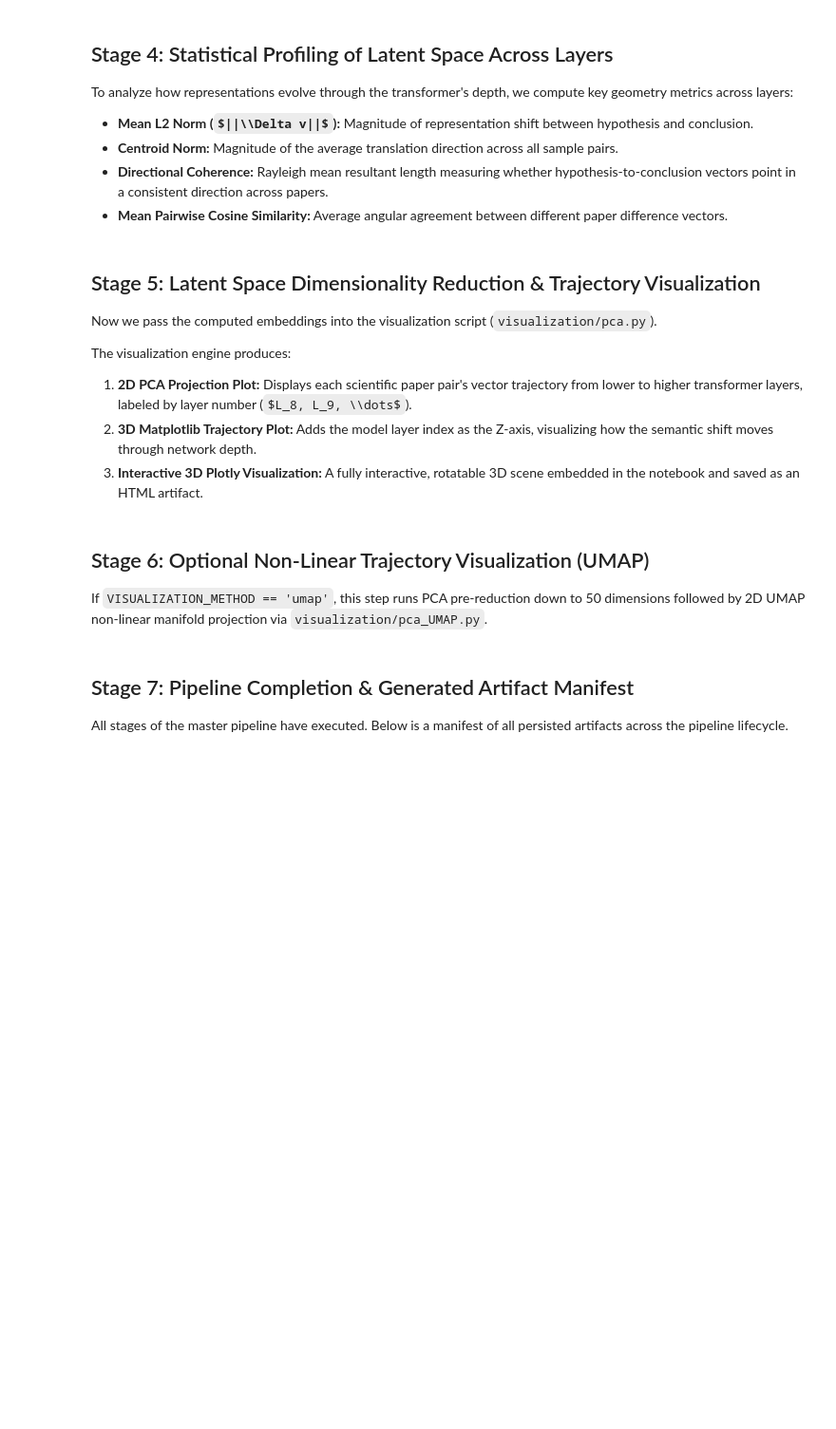
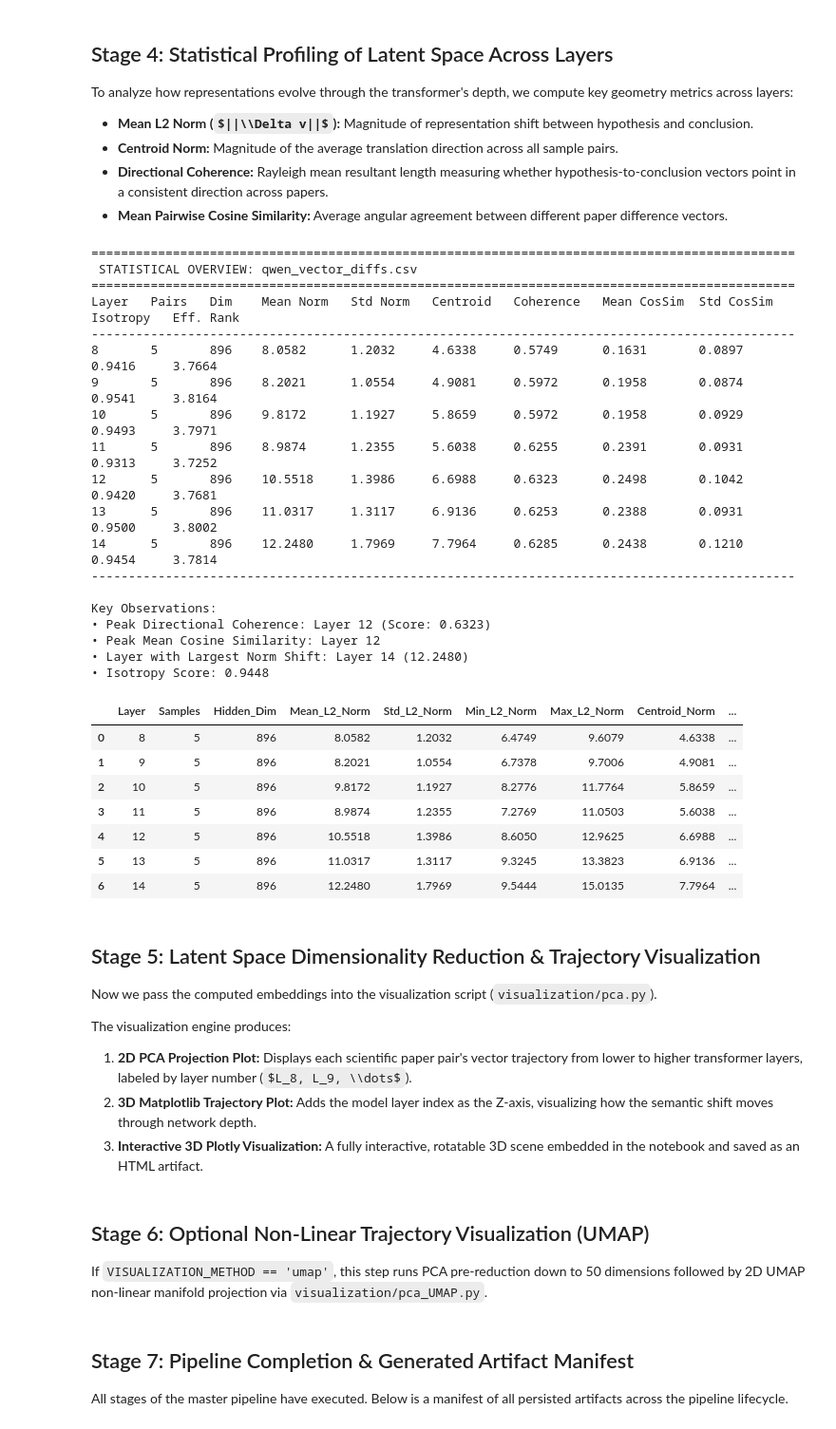
Before and after one commit to csci4491/dscapstonef26, a Jupyter notebook: QwenMasterPipeline.ipynb, the cells around one changed output. Shown at 95% size. Drawn from its saved outputs; the diff is of its cells as text; code cells hidden in the pictures; some formulas as TeX source; blank space fills up the shorter version.

```diff
--- a/QwenMasterPipeline.ipynb
+++ b/QwenMasterPipeline.ipynb
@@ -31,7 +31,7 @@ This notebook implements the master orchestration pipeline for extracting, analy
 #   - 'arxiv_extracted.csv'       (Contains extracted hypothesis & conclusion)
 #   - 'arxiv_extracted_final.csv' (Curated hypothesis & conclusion set)
 #   - 'arxiv_papers.csv'          (Raw scraped paper texts with sections)
-RAW_DATASET_NAME = "arxiv_extracted.csv"
+RAW_DATASET_NAME = "data\\arxiv_extracted_final.csv"
 
 
 # Base output directory for processed data, embeddings, and plots
@@ -296,18 +362,47 @@ To analyze how representations evolve through the transformer's depth, we comput
 # %%
 from EmbeddingPipelines.DiffEmbeddings.SummarizeEmbeddings import compute_layer_statistics, print_formatted_report
 
 dim_cols = [c for c in embeddings_df.columns if c.startswith("dim_")]
-stats_df = compute_layer_statistics(embeddings_df, dim_cols)
+stats_input = embeddings_df.rename(columns={"Layer": "layer"})
+stats_df = compute_layer_statistics(stats_input, dim_cols)
 
 # Export statistics summary
 stats_summary_path = EMBEDDINGS_OUT_DIR / "layer_statistics_summary.csv"
 stats_df.to_csv(stats_summary_path, index=False)
 
 # Print formatted report table
 print_formatted_report(stats_df, str(diff_output_csv))
 
 # Display DataFrame in notebook
 stats_df
+# %% [output]
+===============================================================================================
+ STATISTICAL OVERVIEW: qwen_vector_diffs.csv
+===============================================================================================
+Layer   Pairs   Dim    Mean Norm   Std Norm   Centroid   Coherence   Mean CosSim  Std CosSim Isotropy   Eff. Rank
+-----------------------------------------------------------------------------------------------
+8       5       896    8.0582      1.2032     4.6338     0.5749      0.1631       0.0897     0.9416     3.7664
+9       5       896    8.2021      1.0554     4.9081     0.5972      0.1958       0.0874     0.9541     3.8164
+10      5       896    9.8172      1.1927     5.8659     0.5972      0.1958       0.0929     0.9493     3.7971
+11      5       896    8.9874      1.2355     5.6038     0.6255      0.2391       0.0931     0.9313     3.7252
+12      5       896    10.5518     1.3986     6.6988     0.6323      0.2498       0.1042     0.9420     3.7681
+13      5       896    11.0317     1.3117     6.9136     0.6253      0.2388       0.0931     0.9500     3.8002
+14      5       896    12.2480     1.7969     7.7964     0.6285      0.2438       0.1210     0.9454     3.7814
+-----------------------------------------------------------------------------------------------
+
+Key Observations:
+• Peak Directional Coherence: Layer 12 (Score: 0.6323)
+• Peak Mean Cosine Similarity: Layer 12
+• Layer with Largest Norm Shift: Layer 14 (12.2480)
+• Isotropy Score: 0.9448
+|  | Layer | Samples | Hidden_Dim | Mean_L2_Norm | Std_L2_Norm | Min_L2_Norm | Max_L2_Norm | Centroid_Norm | ... |
+| 0 | 8 | 5 | 896 | 8.0582 | 1.2032 | 6.4749 | 9.6079 | 4.6338 | ... |
+| 1 | 9 | 5 | 896 | 8.2021 | 1.0554 | 6.7378 | 9.7006 | 4.9081 | ... |
+| 2 | 10 | 5 | 896 | 9.8172 | 1.1927 | 8.2776 | 11.7764 | 5.8659 | ... |
+| 3 | 11 | 5 | 896 | 8.9874 | 1.2355 | 7.2769 | 11.0503 | 5.6038 | ... |
+| 4 | 12 | 5 | 896 | 10.5518 | 1.3986 | 8.6050 | 12.9625 | 6.6988 | ... |
+| 5 | 13 | 5 | 896 | 11.0317 | 1.3117 | 9.3245 | 13.3823 | 6.9136 | ... |
+| 6 | 14 | 5 | 896 | 12.2480 | 1.7969 | 9.5444 | 15.0135 | 7.7964 | ... |
 # %% [markdown]
 ## Stage 5: Latent Space Dimensionality Reduction & Trajectory Visualization
 
```
Also changed, not shown: parts of 4 cells of this notebook, 7 other files.
